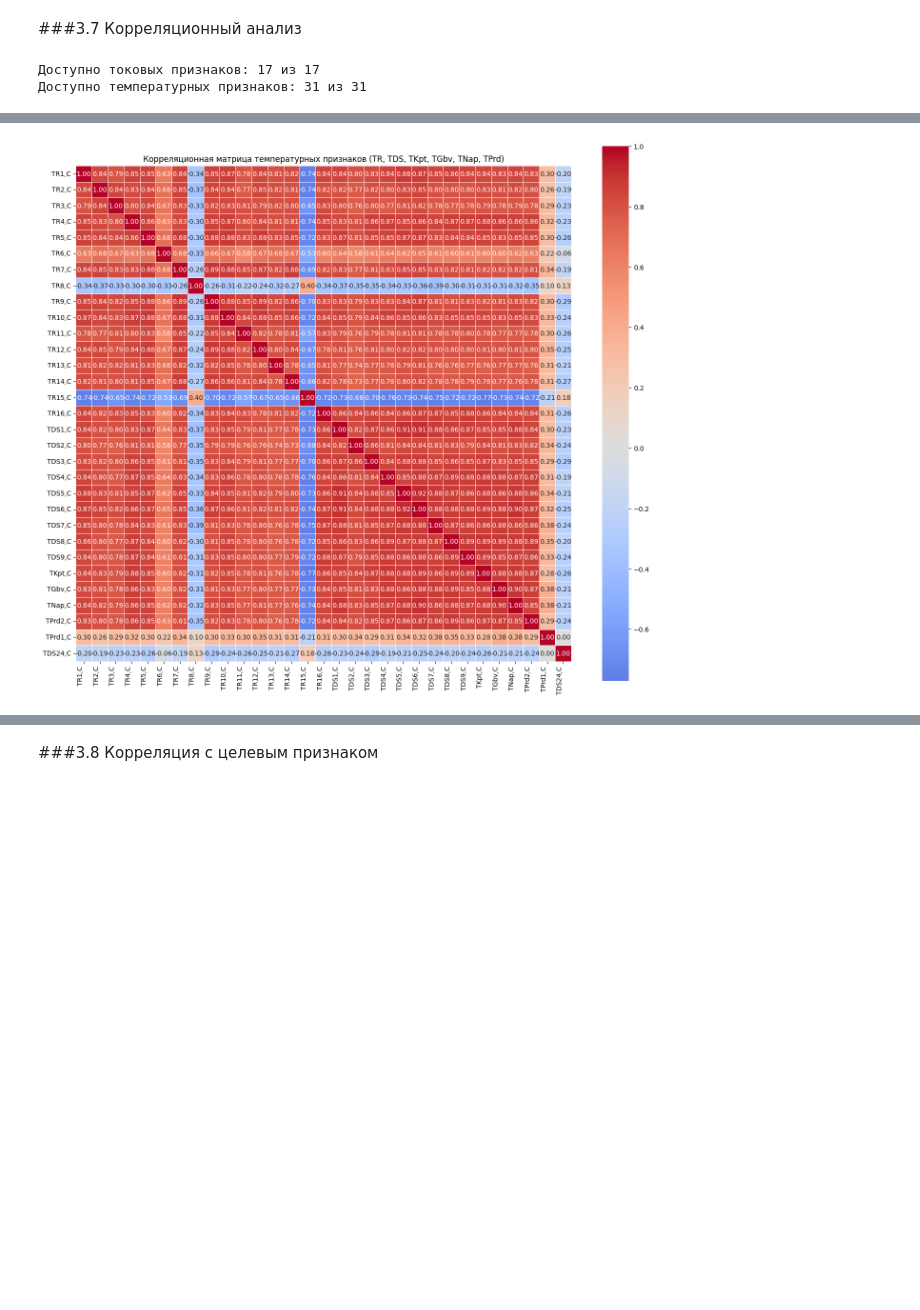
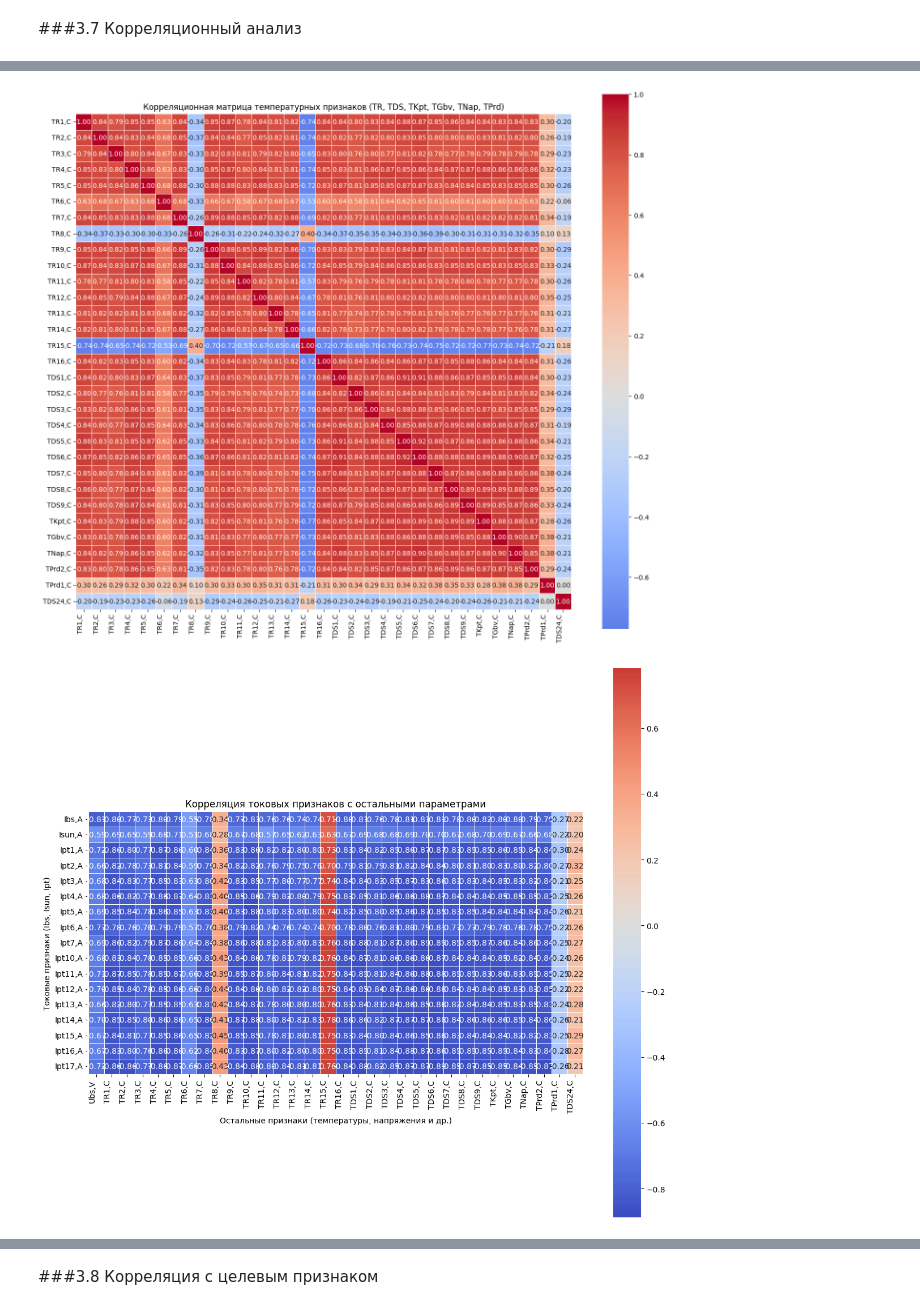
Before and after one commit to Daria-Chernykh/iad-course-project, a Jupyter notebook: courseProject.ipynb, the cells around one changed output, grey strips where cells are left out. Drawn from its saved outputs; the diff is of its cells as text; code cells hidden in the pictures; blank space fills up the shorter version.

```diff
--- a/courseProject.ipynb
+++ b/courseProject.ipynb
@@ -331,9 +331,6 @@ temperature_features = ['TR1,C', 'TR2,C', 'TR3,C', 'TR4,C', 'TR5,C', 'TR6,C', 'T
 # Проверяем, какие признаки из списков действительно присутствуют в данных
 available_current = [f for f in current_features if f in df_labels.columns]
 available_temp = [f for f in temperature_features if f in df_labels.columns]
-
-print(f"Доступно токовых признаков: {len(available_current)} из {len(current_features)}")
-print(f"Доступно температурных признаков: {len(available_temp)} из {len(temperature_features)}")
 
 # Полная корреляционная матрица
 plt.figure(figsize=(12,10))
@@ -346,32 +343,81 @@ plt.show()
 if len(available_current) > 0:
     plt.figure(figsize=(10,8))
     corr_matrix_current = df_labels[available_current].corr()
     sns.heatmap(corr_matrix_current, annot=True, fmt='.2f', cmap='coolwarm', center=0,
                 square=True, linewidths=0.5)
     plt.title("Корреляционная матрица токовых признаков (Ibs, Isun, Ipt)")
     plt.xticks(rotation=45, ha='right')
     plt.yticks(rotation=0)
     plt.tight_layout()
     plt.show()
 else:
     print("Токовые признаки не найдены в данных")
 
 # 2. Матрица корреляций для температурных признаков
 if len(available_temp) > 0:
     plt.figure(figsize=(14,12))
     corr_matrix_temp = df_labels[available_temp].corr()
     sns.heatmap(corr_matrix_temp, annot=True, fmt='.2f', cmap='coolwarm', center=0,
                 square=True, linewidths=0.5)
     plt.title("Корреляционная матрица температурных признаков (TR, TDS, TKpt, TGbv, TNap, TPrd)")
     plt.xticks(rotation=90, ha='right')
     plt.yticks(rotation=0)
     plt.tight_layout()
     plt.show()
 else:
     print("Температурные признаки не найдены в данных")
+
+# 3. Матрица корреляций токовых признаков со всеми остальными (включая температурные)
+if len(available_current) > 0:
+    # Определяем все остальные признаки (исключая токовые и Class)
+    non_current_features = [col for col in df_labels.columns
+                           if col not in available_current and col != 'Class']
+
+    if len(non_current_features) > 0:
+        plt.figure(figsize=(12, 10))
+        # Берём корреляцию между токовыми и всеми остальными признаками
+        corr_current_with_others = df_labels[available_current + non_current_features].corr()
+        # Выделяем только часть матрицы: токовые признаки vs остальные
+        corr_current_vs_others = corr_current_with_others.loc[available_current, non_current_features]
+
+        sns.heatmap(corr_current_vs_others, annot=True, fmt='.2f', cmap='coolwarm', center=0,
+                    square=True, linewidths=0.5)
+        plt.title("Корреляция токовых признаков с остальными параметрами")
+        plt.xlabel("Остальные признаки (температуры, напряжения и др.)")
+        plt.ylabel("Токовые признаки (Ibs, Isun, Ipt)")
+        plt.xticks(rotation=90, ha='right')
+        plt.yticks(rotation=0)
+        plt.tight_layout()
+        plt.show()
+    else:
+        print("Нет других признаков для анализа")
+
+# 4. Матрица корреляций температурных признаков со всеми остальными (включая токовые)
+if len(available_temp) > 0:
+    # Определяем все остальные признаки (исключая температурные и Class)
+    non_temp_features = [col for col in df_labels.columns
+                        if col not in available_temp and col != 'Class']
+
+    if len(non_temp_features) > 0:
+        plt.figure(figsize=(14, 12))
+        # Берём корреляцию между температурными и всеми остальными признаками
+        corr_temp_with_others = df_labels[available_temp + non_temp_features].corr()
+        # Выделяем только часть матрицы: температурные признаки vs остальные
+        corr_temp_vs_others = corr_temp_with_others.loc[available_temp, non_temp_features]
+
+        sns.heatmap(corr_temp_vs_others, annot=True, fmt='.2f', cmap='coolwarm', center=0,
+                    square=True, linewidths=0.5)
+        plt.title("Корреляция температурных признаков с остальными параметрами")
+        plt.xlabel("Остальные признаки (токи, напряжения и др.)")
+        plt.ylabel("Температурные признаки (TR, TDS, TKpt, TGbv, TNap, TPrd)")
+        plt.xticks(rotation=90, ha='right')
+        plt.yticks(rotation=0)
+        plt.tight_layout()
+        plt.show()
+    else:
+        print("Нет других признаков для анализа")
 # %% [output]
-Доступно токовых признаков: 17 из 17
-Доступно температурных признаков: 31 из 31
 [figure]
 [figure]
 [figure]
+[figure, added]
```
Also changed, not shown: parts of 3 cells of this notebook.
